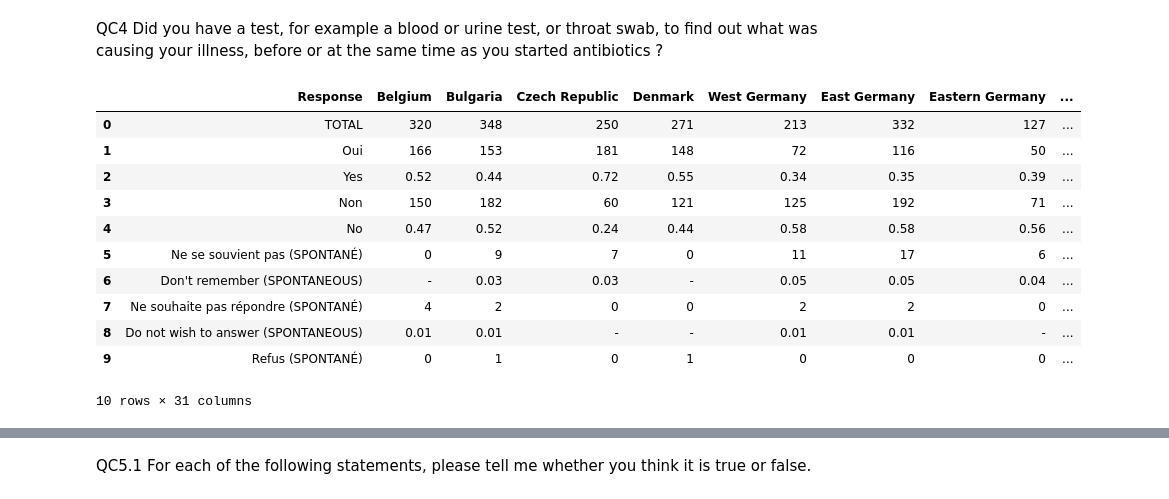
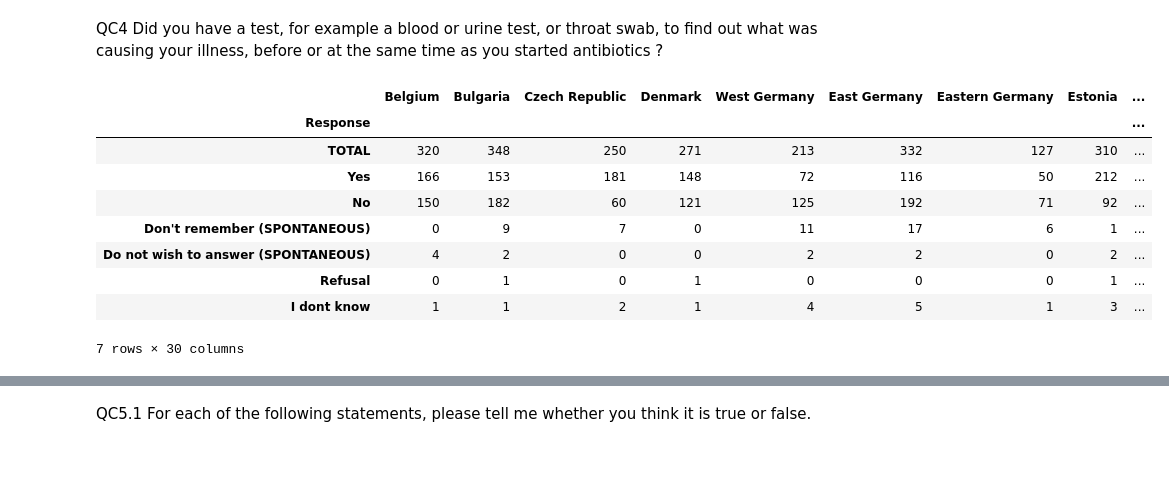
Before and after one commit to phoebemma/Project-1-Writing-a-Data-Science-Blog-post, a Jupyter notebook: EU_Antimicrobial resistance.ipynb, the cells around one changed output, grey strips where cells are left out. Drawn from its saved outputs; the diff is of its cells as text; code cells hidden in the pictures; blank space fills up the shorter version.

```diff
--- a/EU_Antimicrobial resistance.ipynb
+++ b/EU_Antimicrobial resistance.ipynb
@@ -241,24 +282,28 @@ QC4 Did you have a test, for example a blood or urine test, or throat swab, to f
 # %%
 Question_4= pd.read_excel(EU_antibiotics, "QC4", skiprows = 7, header = [1])
 Question_4= Question_4.drop(["UE28\nEU28", "Unnamed: 0"], axis = 1)
 Question_4.rename(columns ={"Unnamed: 1":"Response", "BE": "Belgium", "BG": "Bulgaria", "CZ": "Czech Republic",
                           "DK": "Denmark", "D-W": "West Germany", "DE": "East Germany", "D-E": "Eastern Germany", "EE": "Estonia",
                            "IE": "Ireland", "EL" :"Greece" , "ES":"Spain", "FR":"France", "HR":"Croatia", "IT":"Italy","CY":"Cyprus",
                            "LV":"Latvia", "LT": "Lithuania", "LU": "Luxembourg", "HU":"Hungary", "MT":"Malta", "NL":"Netherlands",
                             "AT":"Austria", "PL": "Poland", "PT":"Portugal", "RO": "Romania", "SI":"Slovenia", "SK":"Slovekia",
                           "FI":"Finland", "SE": "Sweden", "UK":"United Kingdom" }, inplace = True)
+Question_4 = Question_4.set_index("Response")
+Question_4 =Question_4.loc[["TOTAL", "Oui", "Non", "Ne se souvient pas (SPONTANÉ)",
+                            "Ne souhaite pas répondre (SPONTANÉ)", "Refus (SPONTANÉ)", "NSP"]]
+Question_4= Question_4.rename(index= {"Oui":"Yes", "Non":"No", "Ne se souvient pas (SPONTANÉ)":"Don't remember (SPONTANEOUS)",
+                                     "Ne souhaite pas répondre (SPONTANÉ)":"Do not wish to answer (SPONTANEOUS)",
+                                      "Refus (SPONTANÉ)": "Refusal", "NSP": "I dont know"})
 Question_4.reset_index(drop = True)
-Question_4.head(10)
+Question_4.head(20)
 # %% [output]
-|  | Response | Belgium | Bulgaria | Czech Republic | Denmark | West Germany | East Germany | Eastern Germany | ... |
-| 0 | TOTAL | 320 | 348 | 250 | 271 | 213 | 332 | 127 | ... |
-| 1 | Oui | 166 | 153 | 181 | 148 | 72 | 116 | 50 | ... |
-| 2 | Yes | 0.52 | 0.44 | 0.72 | 0.55 | 0.34 | 0.35 | 0.39 | ... |
-| 3 | Non | 150 | 182 | 60 | 121 | 125 | 192 | 71 | ... |
-| 4 | No | 0.47 | 0.52 | 0.24 | 0.44 | 0.58 | 0.58 | 0.56 | ... |
-| 5 | Ne se souvient pas (SPONTANÉ) | 0 | 9 | 7 | 0 | 11 | 17 | 6 | ... |
-| 6 | Don't remember (SPONTANEOUS) | - | 0.03 | 0.03 | - | 0.05 | 0.05 | 0.04 | ... |
-| 7 | Ne souhaite pas répondre (SPONTANÉ) | 4 | 2 | 0 | 0 | 2 | 2 | 0 | ... |
-| 8 | Do not wish to answer (SPONTANEOUS) | 0.01 | 0.01 | - | - | 0.01 | 0.01 | - | ... |
-| 9 | Refus (SPONTANÉ) | 0 | 1 | 0 | 1 | 0 | 0 | 0 | ... |
+|  | Belgium | Bulgaria | Czech Republic | Denmark | West Germany | East Germany | Eastern Germany | Estonia | ... |
+| Response |  |  |  |  |  |  |  |  | ... |
+| TOTAL | 320 | 348 | 250 | 271 | 213 | 332 | 127 | 310 | ... |
+| Yes | 166 | 153 | 181 | 148 | 72 | 116 | 50 | 212 | ... |
+| No | 150 | 182 | 60 | 121 | 125 | 192 | 71 | 92 | ... |
+| Don't remember (SPONTANEOUS) | 0 | 9 | 7 | 0 | 11 | 17 | 6 | 1 | ... |
+| Do not wish to answer (SPONTANEOUS) | 4 | 2 | 0 | 0 | 2 | 2 | 0 | 2 | ... |
+| Refusal | 0 | 1 | 0 | 1 | 0 | 0 | 0 | 1 | ... |
+| I dont know | 1 | 1 | 2 | 1 | 4 | 5 | 1 | 3 | ... |
-10 rows × 31 columns
+7 rows × 30 columns
```
Also changed, not shown: parts of 3 cells of this notebook.
